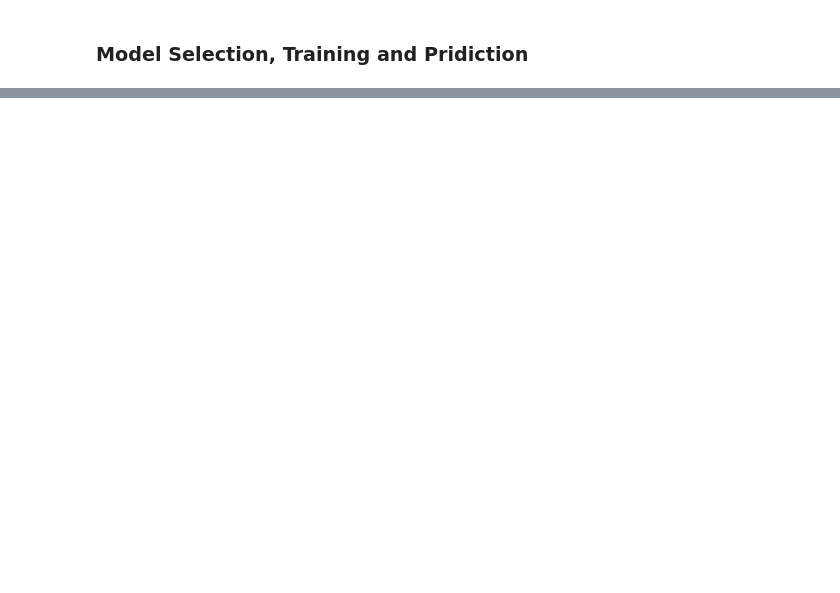
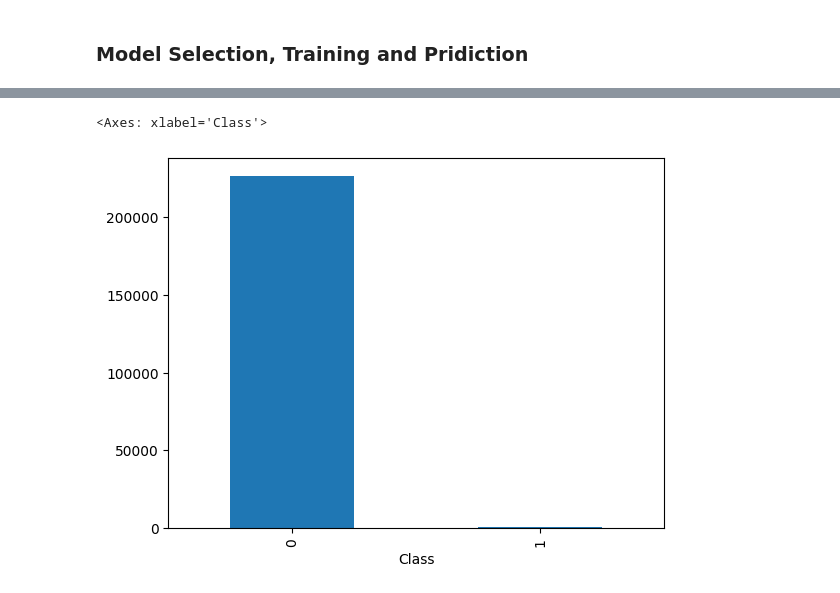
Before and after one commit to abrehamashebir/GO2COD_DS_02, a Jupyter notebook: notebook/credit_card_fraud_detection.ipynb, the cells around one changed output, grey strips where cells are left out. Cells and saved outputs as stored; diff of their text form; code cells hidden in the pictures; blank space fills up the shorter version.

```diff
--- a/notebook/credit_card_fraud_detection.ipynb
+++ b/notebook/credit_card_fraud_detection.ipynb
@@ -204,3 +147,8 @@ x_train, x_test, y_train, y_test = train_test_split(card_scaled, y , test_size=0
+# %%
+y_train.value_counts().plot(kind='bar')
+# %% [output]
+<Axes: xlabel='Class'>
+[figure, added]
 # %%
 # Handle Class Inbalance
 smote = SMOTE(random_state=42)
```
Also changed, not shown: parts of 20 cells of this notebook.
